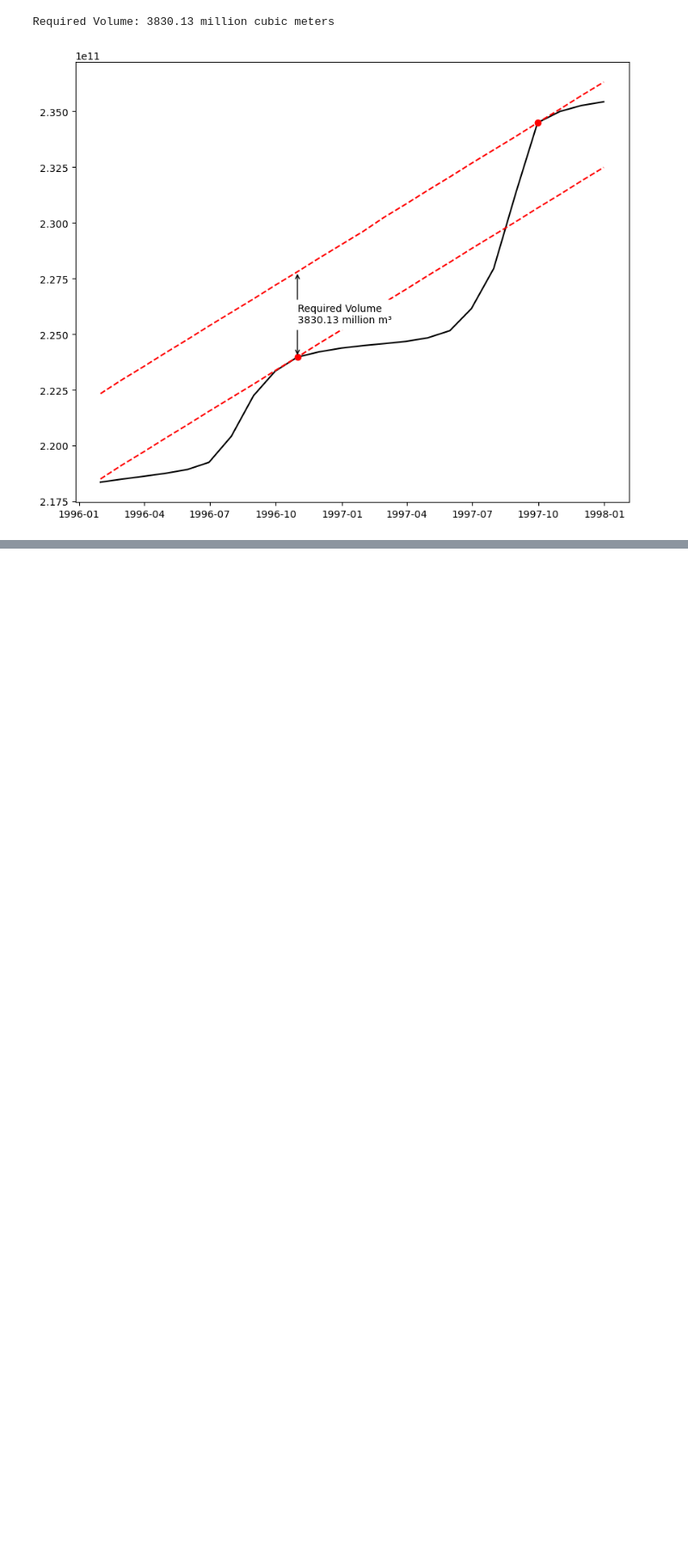
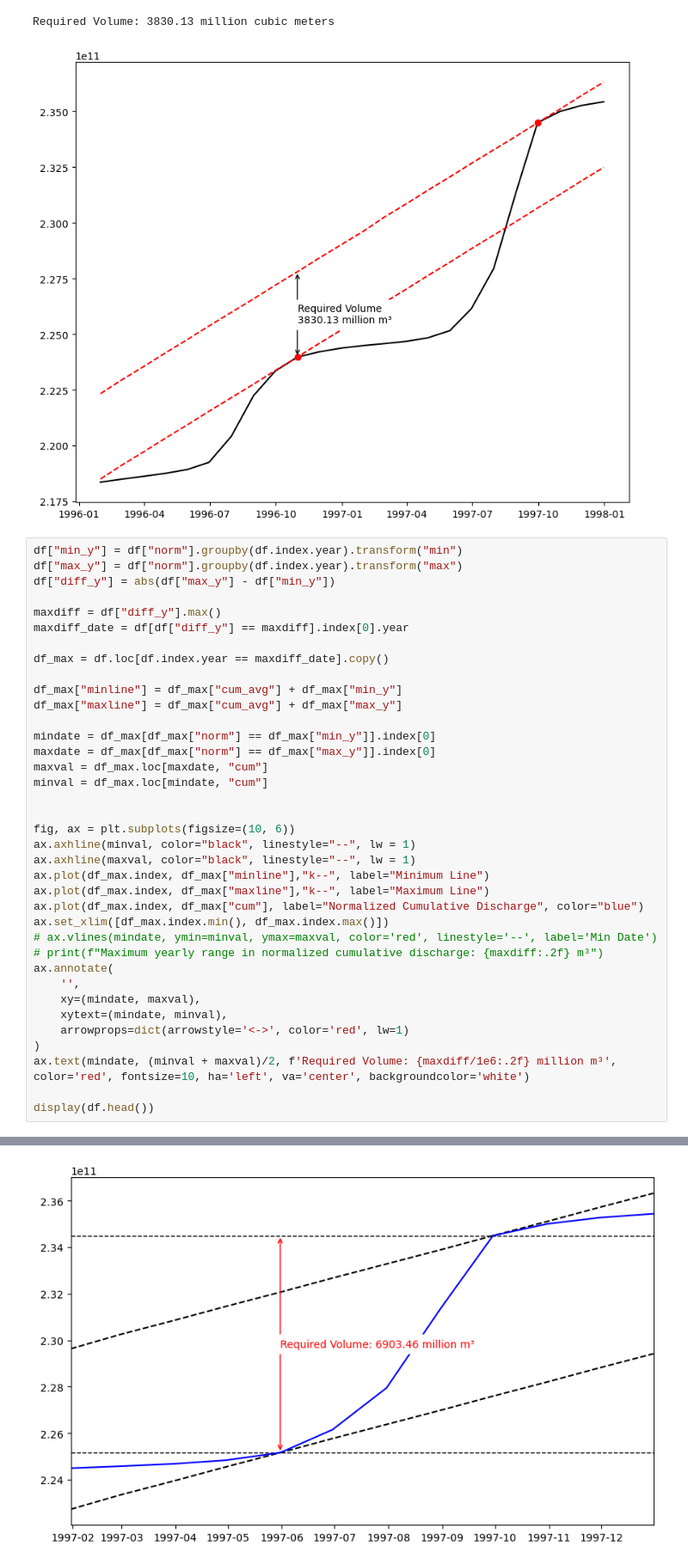
Before and after one commit to maxblw/CIEM4301_dam_design, a Jupyter notebook: Discharge/Required_Volume.ipynb, the cells around one changed output, grey strips where cells are left out. Shown at 86% size. Drawn from its saved outputs; the diff is of its cells as text; blank space fills up the shorter version.

```diff
--- a/Discharge/Required_Volume.ipynb
+++ b/Discharge/Required_Volume.ipynb
@@ -103,3 +103,41 @@ print(f"Required Volume: {req_vol / 1e6:.2f} million cubic meters")
 | 1969 | 3.323815e+10 | -1.987581e+09 | -2.241555e+08 |
 Required Volume: 3830.13 million cubic meters
 [figure]
+# %%
+df["min_y"] = df["norm"].groupby(df.index.year).transform("min")
+df["max_y"] = df["norm"].groupby(df.index.year).transform("max")
+df["diff_y"] = abs(df["max_y"] - df["min_y"])
+
+maxdiff = df["diff_y"].max()
+maxdiff_date = df[df["diff_y"] == maxdiff].index[0].year
+
+df_max = df.loc[df.index.year == maxdiff_date].copy()
+
+df_max["minline"] = df_max["cum_avg"] + df_max["min_y"]
+df_max["maxline"] = df_max["cum_avg"] + df_max["max_y"]
+
+mindate = df_max[df_max["norm"] == df_max["min_y"]].index[0]
+maxdate = df_max[df_max["norm"] == df_max["max_y"]].index[0]
+maxval = df_max.loc[maxdate, "cum"]
+minval = df_max.loc[mindate, "cum"]
+
+
+fig, ax = plt.subplots(figsize=(10, 6))
+ax.axhline(minval, color="black", linestyle="--", lw = 1)
+ax.axhline(maxval, color="black", linestyle="--", lw = 1)
+ax.plot(df_max.index, df_max["minline"],"k--", label="Minimum Line")
+ax.plot(df_max.index, df_max["maxline"],"k--", label="Maximum Line")
+ax.plot(df_max.index, df_max["cum"], label="Normalized Cumulative Discharge", color="blue")
+ax.set_xlim([df_max.index.min(), df_max.index.max()])
+# ax.vlines(mindate, ymin=minval, ymax=maxval, color='red', linestyle='--', label='Min Date')
+# print(f"Maximum yearly range in normalized cumulative discharge: {maxdiff:.2f} m³")
+ax.annotate(
+    '',
+    xy=(mindate, maxval),
+    xytext=(mindate, minval),
+    arrowprops=dict(arrowstyle='<->', color='red', lw=1)
+)
+ax.text(mindate, (minval + maxval)/2, f'Required Volume: {maxdiff/1e6:.2f} million m³', color='red', fontsize=10, ha='left', va='center', backgroundcolor='white')
+
+display(df.head())
+# %% [output]
@@ -105,0 +151 @@ Required Volume: 3830.13 million cubic meters
+[figure, added]
```
Also changed, not shown: parts of 1 cell of this notebook.
